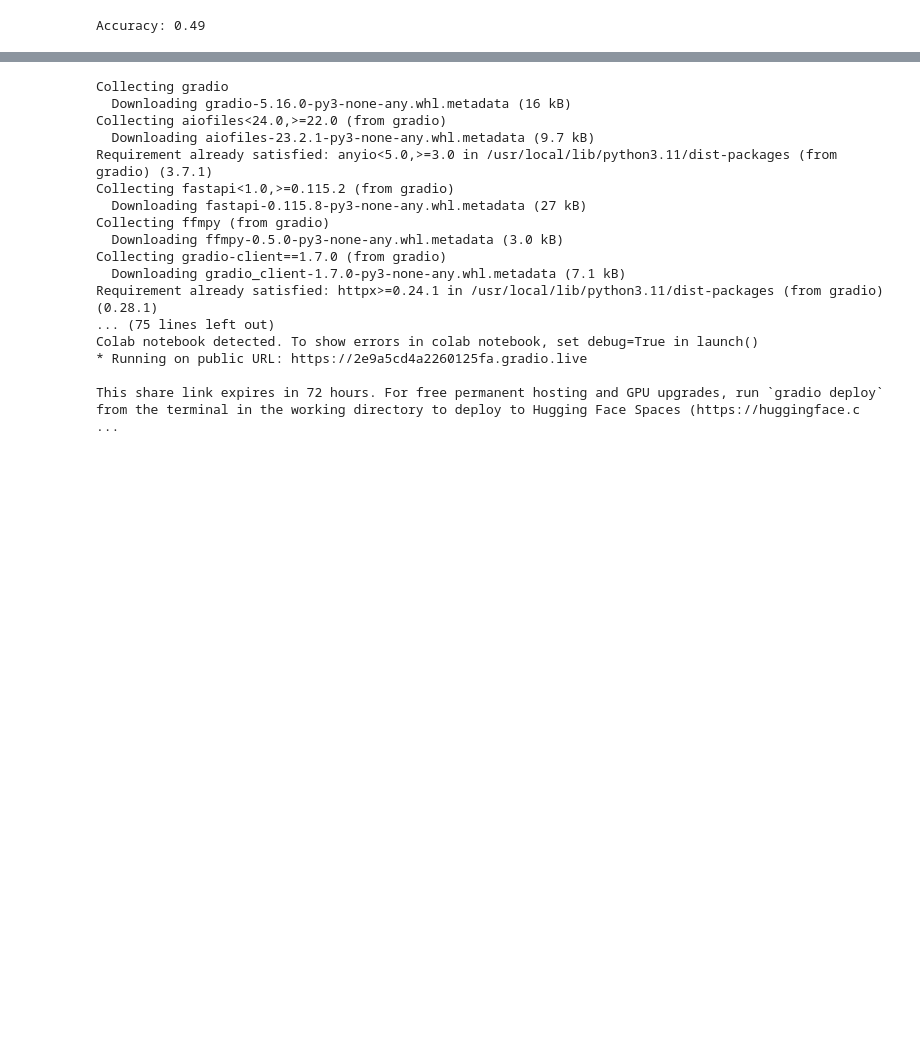
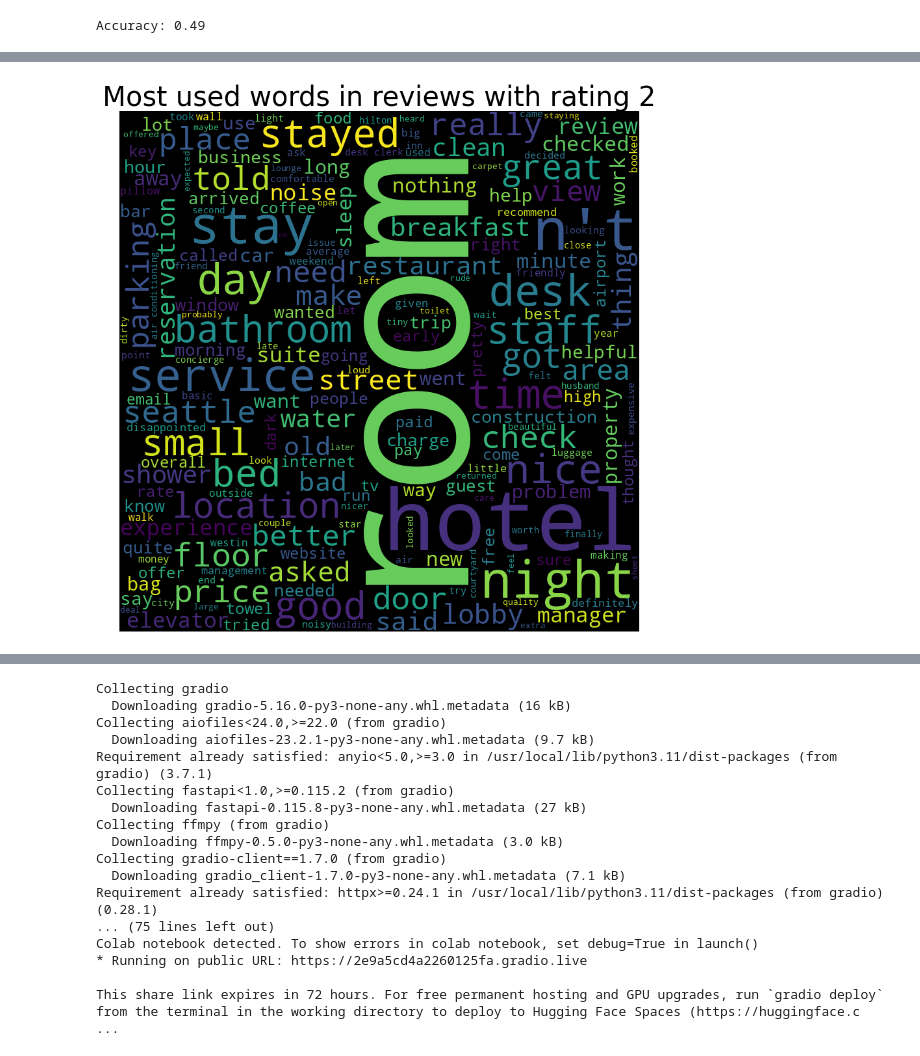
Before and after one commit to alenready/ML_AI_ICT-Assignments, a Jupyter notebook: Thetabot_gradio.ipynb, the cells around one changed output, grey strips where cells are left out. Cells and saved outputs as stored; diff of their text form; code cells hidden in the pictures; blank space fills up the shorter version.

```diff
--- a/Thetabot_gradio.ipynb
+++ b/Thetabot_gradio.ipynb
@@ -452,0 +572,4 @@ def predict_rating(review):
+# %%
+wordCloud_generator(data['Review'][data['Rating']==2], title="Most used words in reviews with rating 2")
+# %% [output]
+[figure, added]
```
Also changed, not shown: parts of 32 cells of this notebook.
